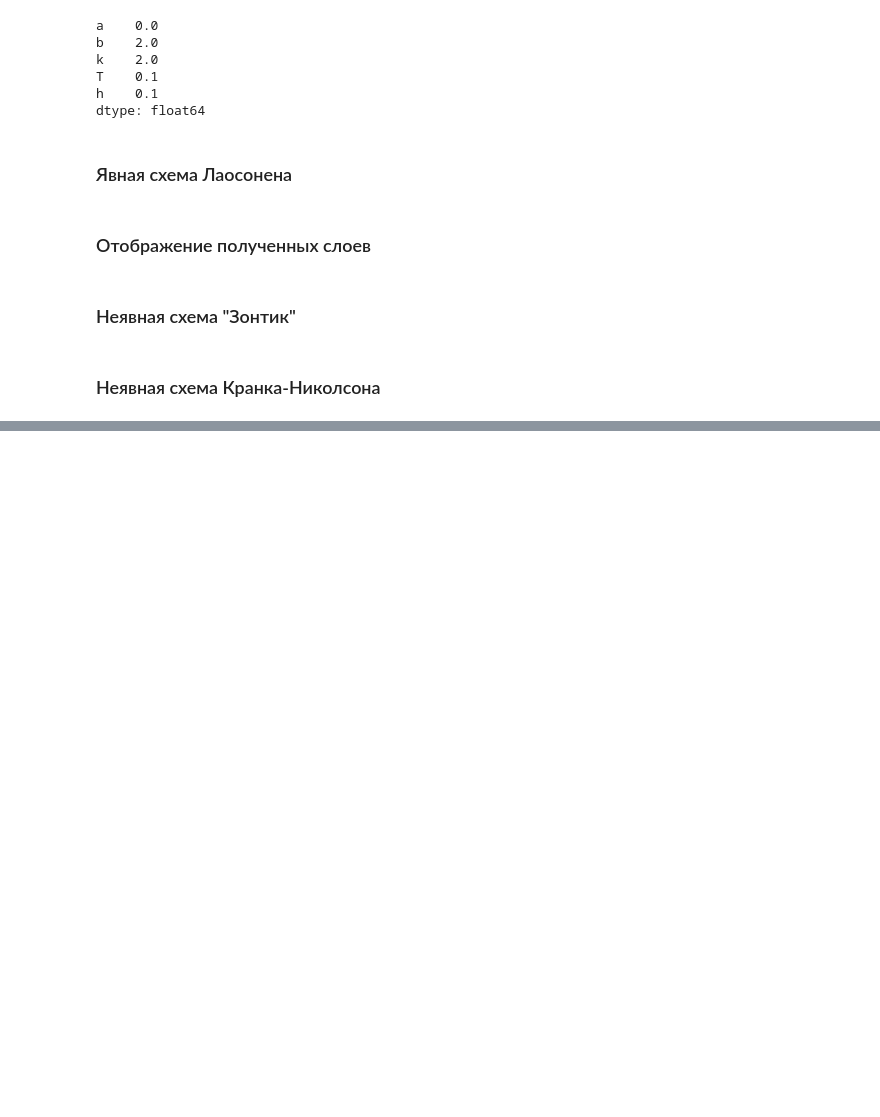
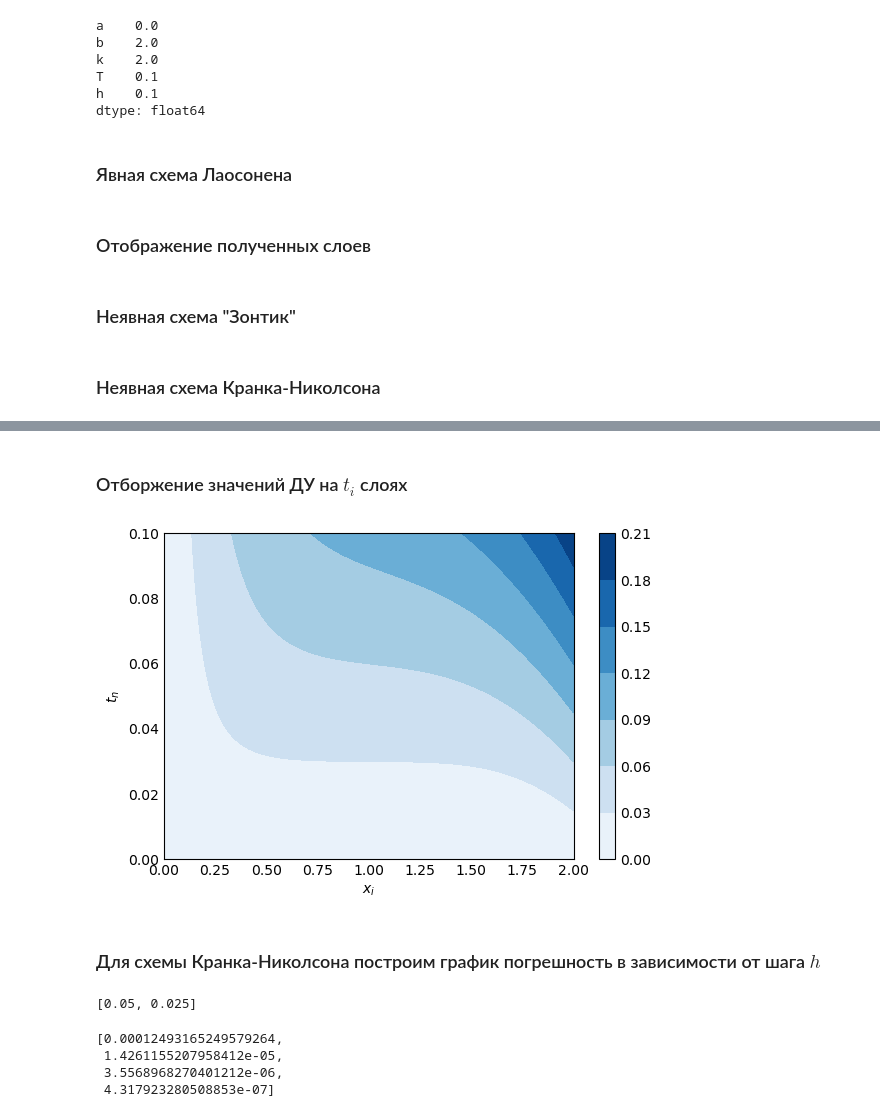
Before and after one commit to AleksandrShadrin/NM, a Jupyter notebook: second_work/diff_models.ipynb, the cells around one changed output, grey strips where cells are left out. Saved outputs shown, nothing was run; the diff lists cells and outputs as text; code cells hidden in the pictures; blank space fills up the shorter version.

```diff
--- a/second_work/diff_models.ipynb
+++ b/second_work/diff_models.ipynb
@@ -230,0 +317,13 @@ print_contour(res)
+# %% [markdown]
+### Отборжение значений ДУ на $t_i$ слоях
+# %%
+print_contour(res3)
+# %% [output]
+[figure, added]
+# %% [markdown]
+### Для схемы Кранка-Николсона построим график погрешность в зависимости от шага $h$
+# %%
+h_vals, incrs_vals = get_inaccuracy_for_tau(krank_nikols, h_krank_nicols)
+h_vals
+# %% [output]
+[0.05, 0.025]
@@ -230,0 +332,8 @@ print_contour(res)
+# %%
+incrs_vals_for_h = find_incrs_for_h_vals(krank_nikols, _h_values , h_krank_nicols)
+incrs_vals_for_h
+# %% [output]
+[0.00012493165249579264,
+ 1.4261155207958412e-05,
+ 3.5568968270401212e-06,
+ 4.317923280508853e-07]
```
Also changed, not shown: parts of 35 cells of this notebook.
